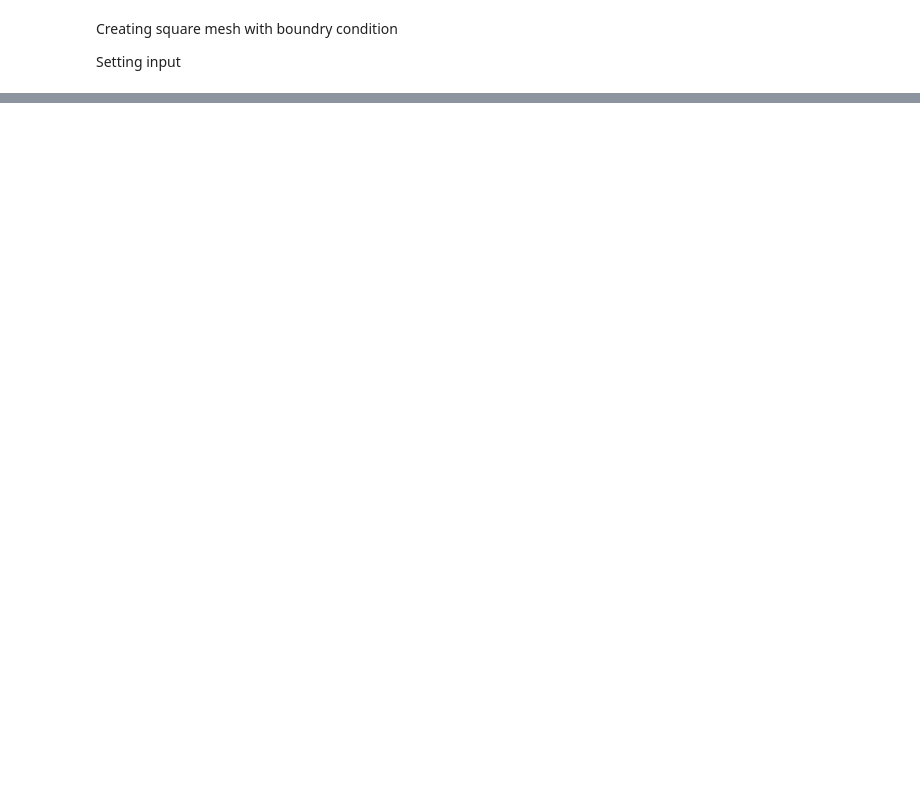
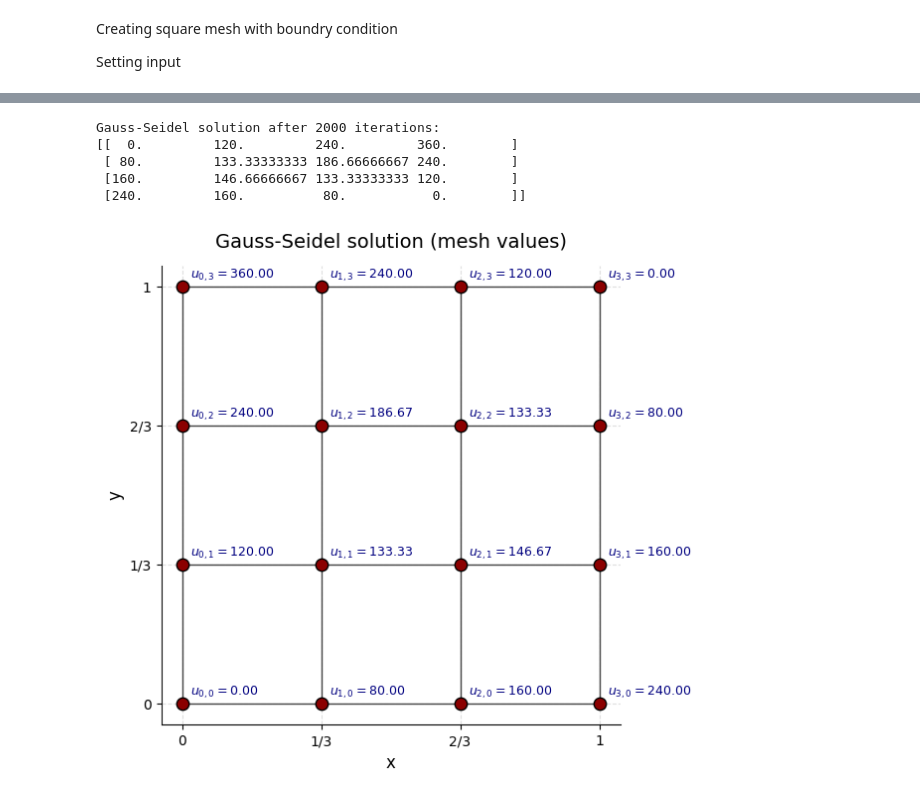
Before and after one commit to sewaksunar/Numerical-Method, a Jupyter notebook: src/numerical_methods/solvers/laplace_en.ipynb, the cells around one changed output, grey strips where cells are left out. Cells and saved outputs as stored; diff of their text form; code cells hidden in the pictures; blank space fills up the shorter version.

```diff
--- a/src/numerical_methods/solvers/laplace_en.ipynb
+++ b/src/numerical_methods/solvers/laplace_en.ipynb
@@ -75,0 +167,43 @@ u array (j rows, i cols):
+# %%
+# Improve approximate solution with Gauss-Seidel iteration (in-place update)
+
+u_gs = u_approx.copy()
+
+for iteration in range(2000):
+    for i in range(1, 3):
+        for j in range(1, 3):
+            u_gs[i,j] = 0.25*(u_gs[i-1,j] + u_gs[i+1,j] + u_gs[i,j+1] + u_gs[i,j-1])
+
+print('Gauss-Seidel solution after 2000 iterations:')
+print(u_gs)
+
+plt.figure(figsize=(6,6))
+for xi in x:
+    plt.plot([xi]*len(y), y, color='#444444', lw=1)
+for yi in y:
+    plt.plot(x, [yi]*len(x), color='#444444', lw=1)
+plt.scatter(X, Y, c='darkred', s=80, edgecolor='k', zorder=5)
+
+for j in range(4):
+    for i in range(4):
+        plt.text(X[j,i]+0.02, Y[j,i]+0.02,
+                 f'$u_{{{i},{j}}}={u_gs[i,j]:.2f}$',
+                 color='navy', fontsize=9, weight='bold')
+
+plt.title('Gauss-Seidel solution (mesh values)', fontsize=14, pad=14)
+plt.xlabel('x', fontsize=12); plt.ylabel('y', fontsize=12)
+plt.axis('square')
+plt.xlim(-0.05, 1.05); plt.ylim(-0.05, 1.05)
+plt.xticks([0, 1/3, 2/3, 1], ['0', '1/3', '2/3', '1'])
+plt.yticks([0, 1/3, 2/3, 1], ['0', '1/3', '2/3', '1'])
+for k in ['top','right']:
+    plt.gca().spines[k].set_visible(False)
+plt.grid(True, linestyle='--', alpha=0.4)
+plt.show()
+# %% [output]
+Gauss-Seidel solution after 2000 iterations:
+[[  0.         120.         240.         360.        ]
+ [ 80.         133.33333333 186.66666667 240.        ]
+ [160.         146.66666667 133.33333333 120.        ]
+ [240.         160.          80.           0.        ]]
+[figure, added]
```
Also changed, not shown: parts of 6 cells of this notebook, 4 other files.
